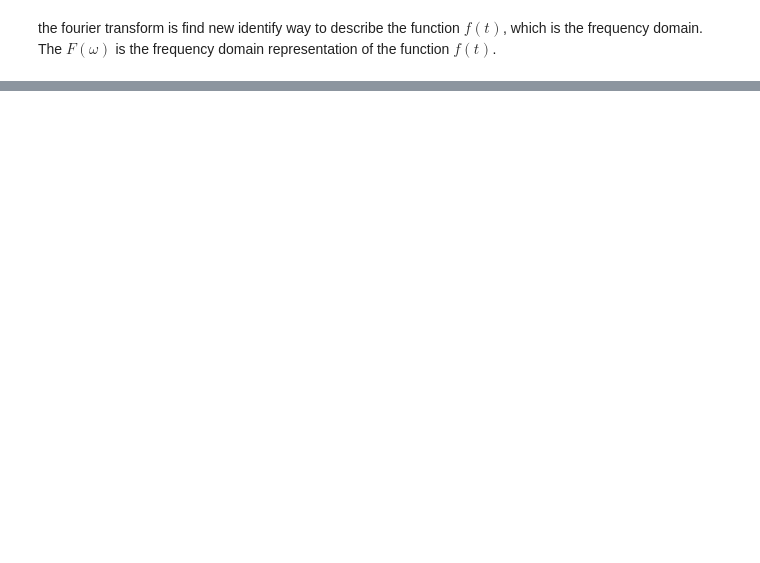
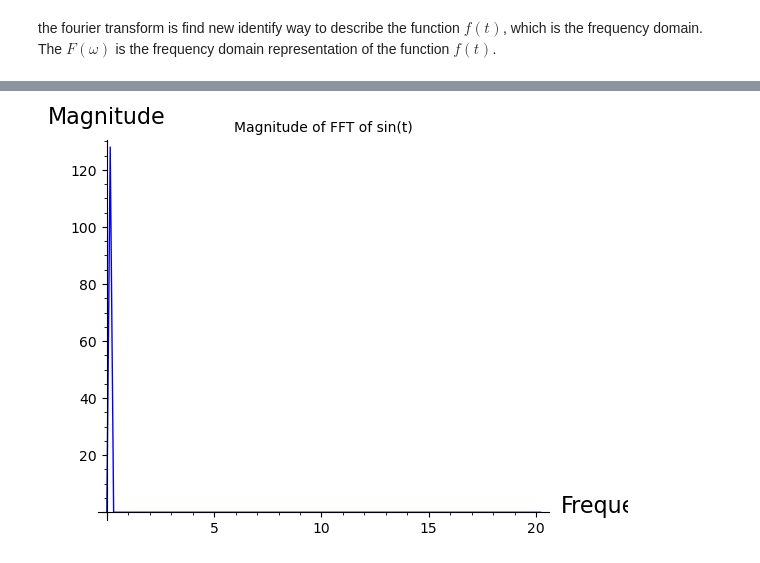
Before and after one commit to jiahaoxiang2000/MATH, a Jupyter notebook: topic/laplace-transforms.ipynb, the cells around one changed output, grey strips where cells are left out. Cells and saved outputs as stored; diff of their text form; code cells hidden in the pictures; blank space fills up the shorter version.

Commit message:
import fft

```diff
--- a/topic/laplace-transforms.ipynb
+++ b/topic/laplace-transforms.ipynb
@@ -75,0 +80,36 @@ the fourier transform is find new identify way to describe the function $f(t)$,
+# %%
+# Import necessary libraries
+from sage.all import var, sin, srange, list_plot, pi
+from scipy.fft import fft
+
+# Define the variable t
+t = var("t")
+
+# Define the function f(t)
+f = sin(t)
+
+# Sample the function at discrete points
+num_samples = 256
+t_values = srange(0, 2 * pi, 2 * pi / num_samples)
+f_values = [sin(t_val) for t_val in t_values]  # Direct evaluation of sin(t_val)
+
+# Compute the FFT of the sampled function
+F_values = fft(f_values)
+
+# Compute the frequencies corresponding to the FFT values
+sampling_rate = 1 / (
+    2 * pi / num_samples
+)  # Sampling rate based on the sampling interval
+frequencies = [n * sampling_rate / num_samples for n in range(num_samples)]
+
+# Plot the magnitude of the FFT (only positive frequencies)
+fft_plot = list_plot(
+    [(frequencies[i], abs(F_values[i])) for i in range(num_samples // 2)],
+    plotjoined=True,
+    title="Magnitude of FFT of sin(t)",
+    figsize=6,  # Adjust figure size if needed
+    axes_labels=["Frequency", "Magnitude"],
+)
+fft_plot.show()
+# %% [output]
+[figure, added]
```
Also changed, not shown: parts of 2 cells of this notebook.
